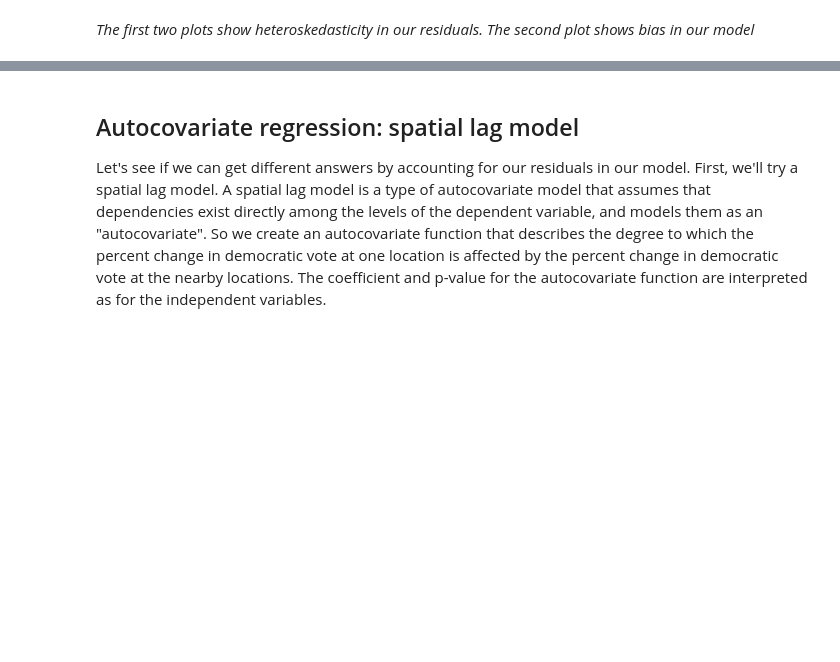
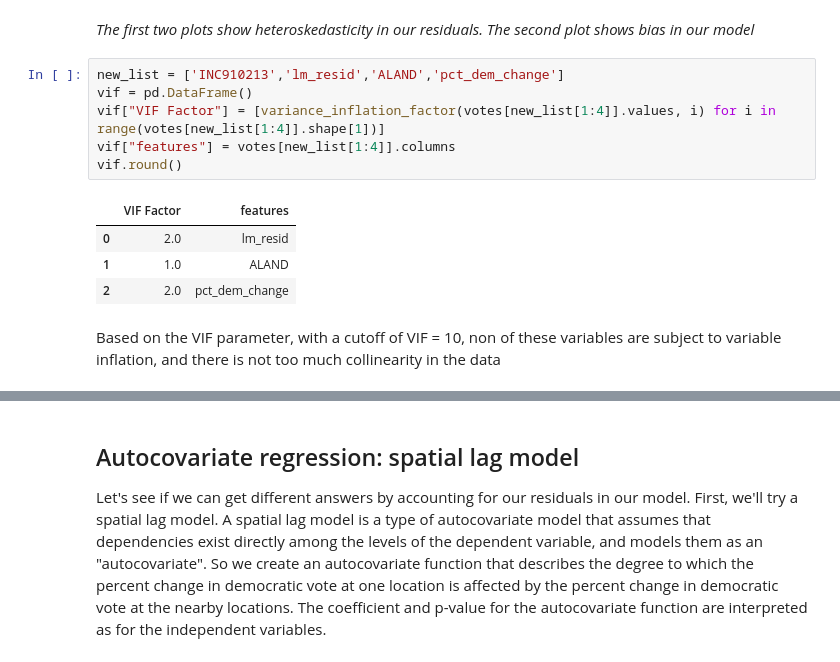
Before and after one commit to baedgert/EnvDatSci22, a Jupyter notebook: CodeSprints/autocorrelation_methods.ipynb, the cells around one changed output, grey strips where cells are left out. Cells and saved outputs as stored; diff of their text form; blank space fills up the shorter version.

```diff
--- a/CodeSprints/autocorrelation_methods.ipynb
+++ b/CodeSprints/autocorrelation_methods.ipynb
@@ -498,2 +502,15 @@ ax[2].set_ylabel('linear model residuals')
 # %% [markdown]
 *The first two plots show heteroskedasticity in our residuals. The second plot shows bias in our model*
+# %%
+new_list = ['INC910213','lm_resid','ALAND','pct_dem_change']
+vif = pd.DataFrame()
+vif["VIF Factor"] = [variance_inflation_factor(votes[new_list[1:4]].values, i) for i in range(votes[new_list[1:4]].shape[1])]
+vif["features"] = votes[new_list[1:4]].columns
+vif.round()
+# %% [output]
+|  | VIF Factor | features |
+| 0 | 2.0 | lm_resid |
+| 1 | 1.0 | ALAND |
+| 2 | 2.0 | pct_dem_change |
+# %% [markdown]
+Based on the VIF parameter, with a cutoff of VIF = 10, non of these variables are subject to variable inflation, and there is not too much collinearity in the data
```
Also changed, not shown: parts of 23 cells of this notebook.
